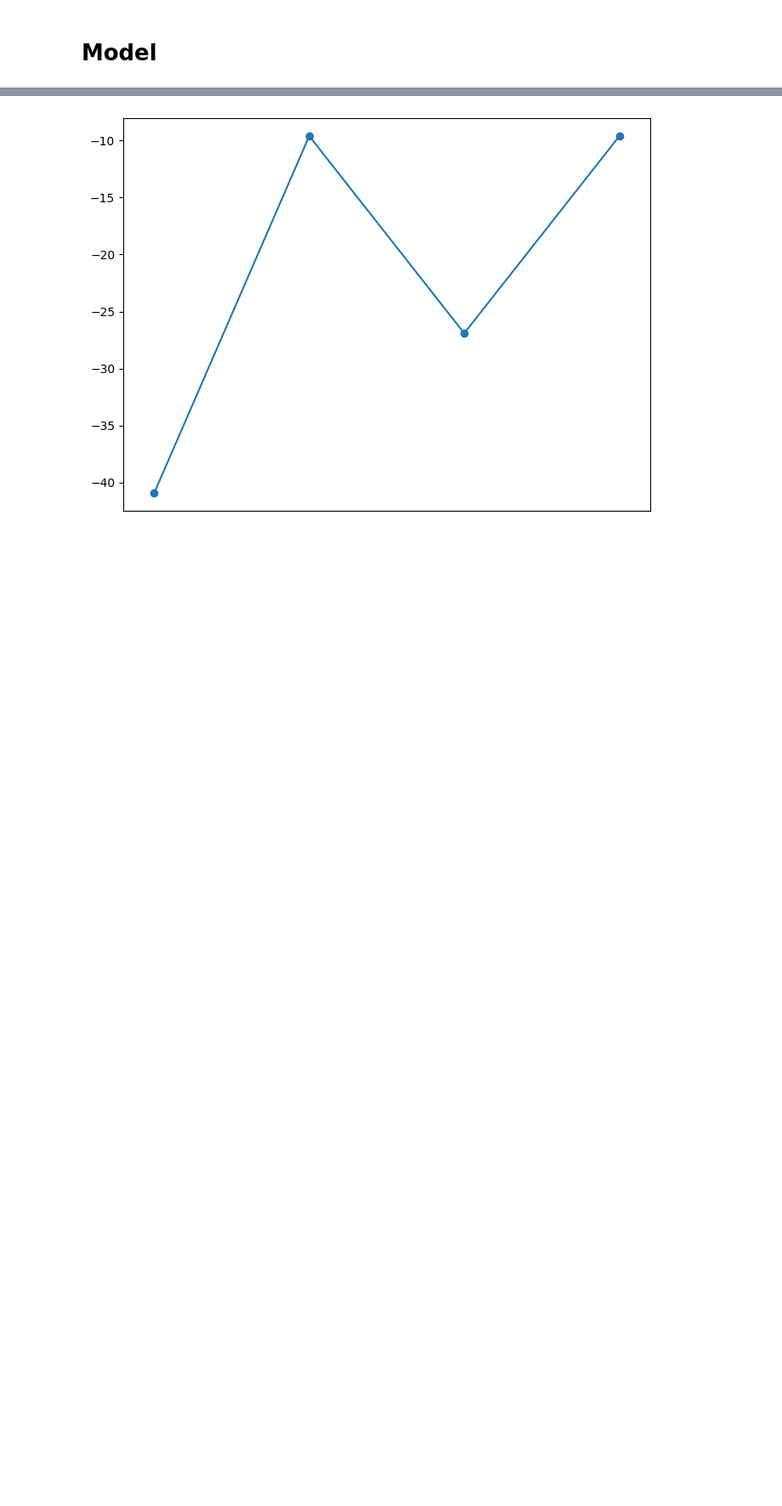
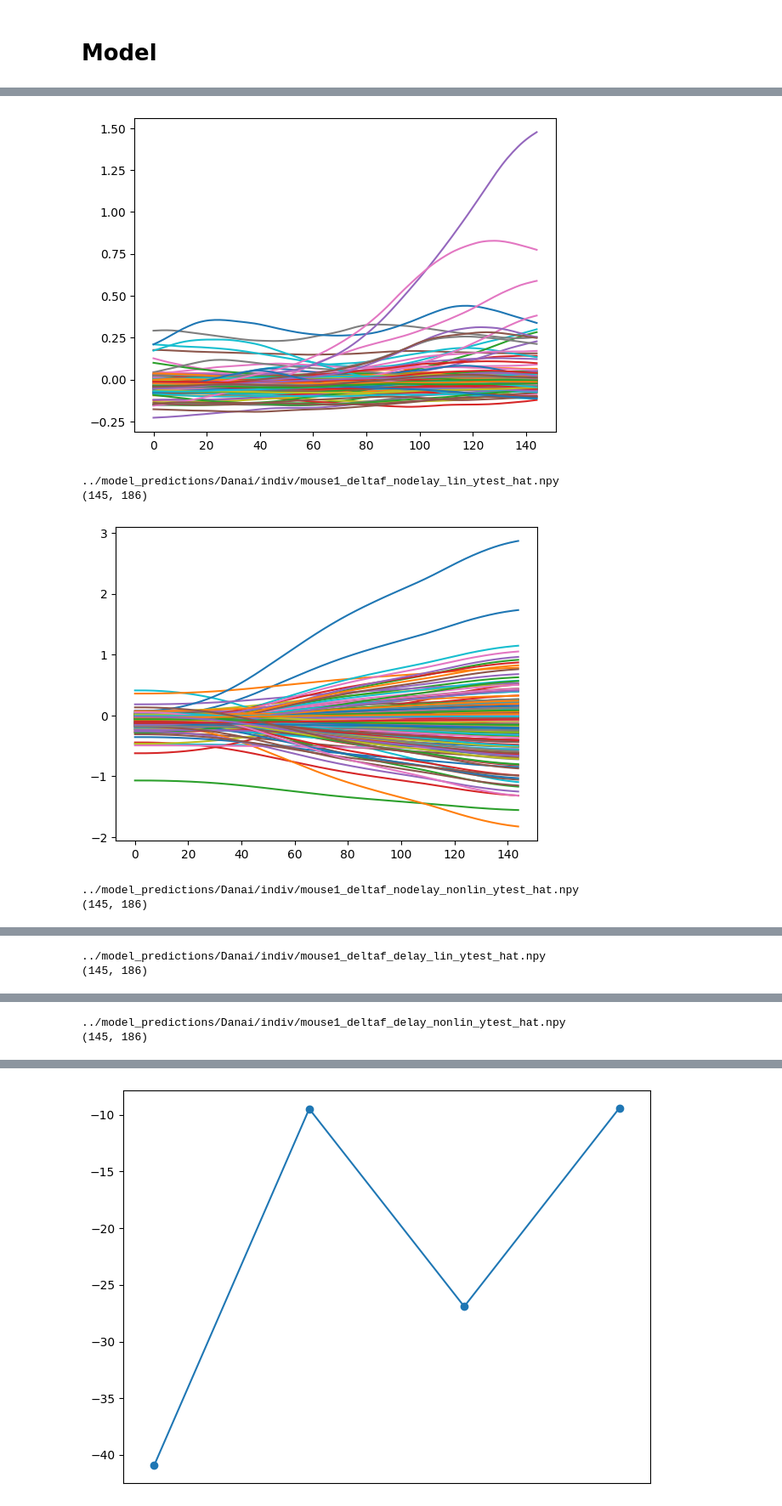
Before and after one commit to andrewkwlau/arousal_dynamics, a Jupyter notebook: Danai_project/Danai_project.ipynb, the cells around one changed output, grey strips where cells are left out. Shown at 85% size. Saved outputs shown, nothing was run; the diff lists cells and outputs as text; code cells hidden in the pictures; blank space fills up the shorter version.

```diff
--- a/Danai_project/Danai_project.ipynb
+++ b/Danai_project/Danai_project.ipynb
@@ -280,16 +283,30 @@ Elapsed time is 3.236416816711426 seconds.
 # %%
 scores = np.zeros([len(subjects), 4])
 
 paths = [
     f"{outdir}/{str(subj)}_{modality}_nodelay_lin_ytest_hat.npy",
     f"{outdir}/{str(subj)}_{modality}_nodelay_nonlin_ytest_hat.npy",
     f"{outdir}/{str(subj)}_{modality}_delay_lin_ytest_hat.npy",
     f"{outdir}/{str(subj)}_{modality}_delay_nonlin_ytest_hat.npy"
 ]
 
 for s, subj in enumerate(subjects):
     ytest = np.load(f"{outdir}/{str(subj)}_{modality}_ytest.npy")
+    plt.plot(ytest)
+    plt.show()
     # Loop through results of each config
     for i, p in enumerate(paths):
         y_test_hat = np.load(p)
         scores[s, i] = r2_score(ytest, y_test_hat, multioutput = 'variance_weighted')
+
+        print(p)
+        print(y_test_hat.shape)
+        plt.plot(y_test_hat)
+        plt.show()
+# %% [output]
+[figure, added]
+../model_predictions/Danai/indiv/mouse1_deltaf_nodelay_lin_ytest_hat.npy
+(145, 186)
+[figure, added]
+../model_predictions/Danai/indiv/mouse1_deltaf_nodelay_nonlin_ytest_hat.npy
+(145, 186)
@@ -295,0 +314,2 @@ for s, subj in enumerate(subjects):
+../model_predictions/Danai/indiv/mouse1_deltaf_delay_lin_ytest_hat.npy
+(145, 186)
@@ -295,0 +317,2 @@ for s, subj in enumerate(subjects):
+../model_predictions/Danai/indiv/mouse1_deltaf_delay_nonlin_ytest_hat.npy
+(145, 186)
```
Also changed, not shown: parts of 4 cells of this notebook, 1 other file.
